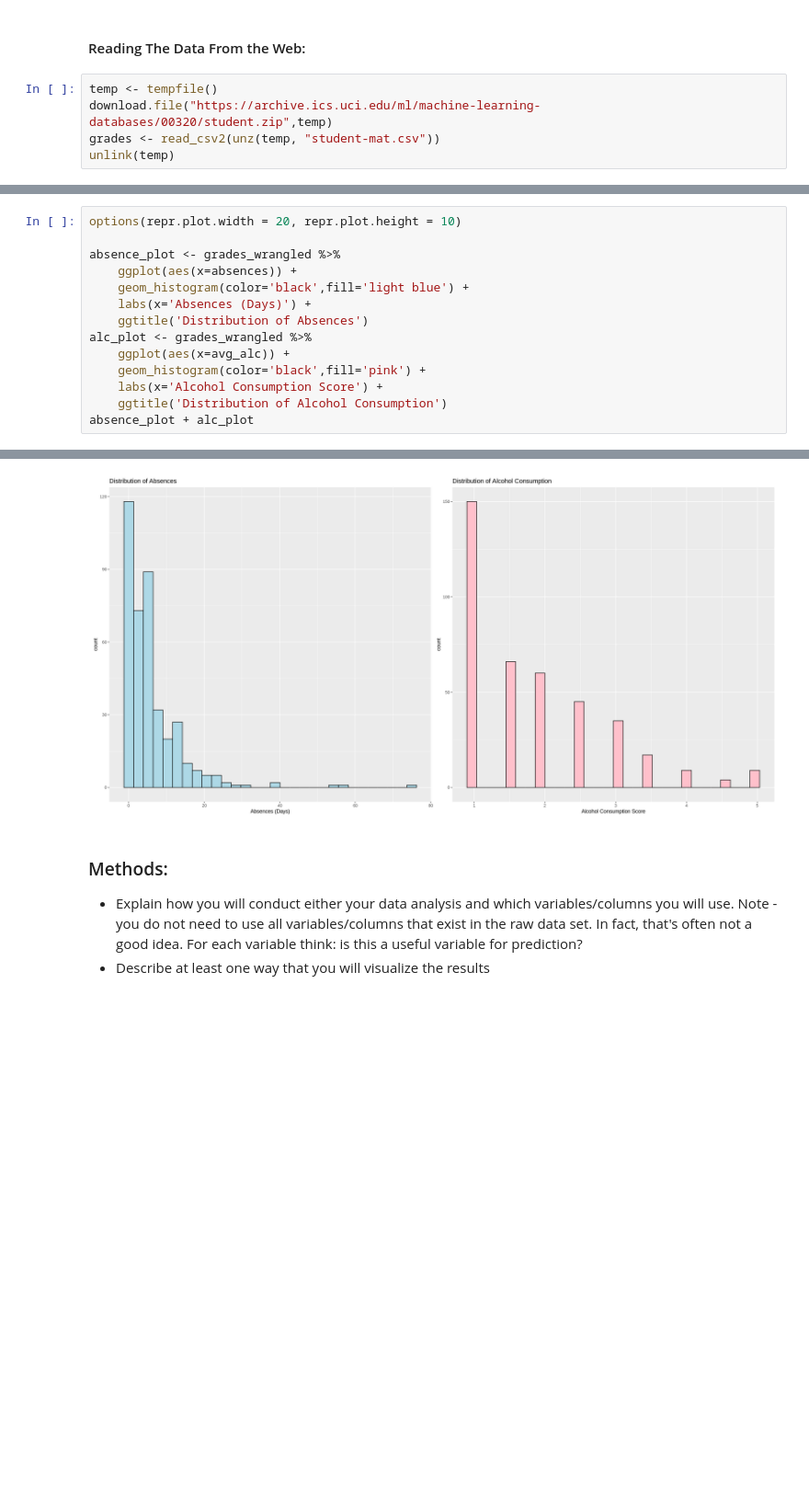
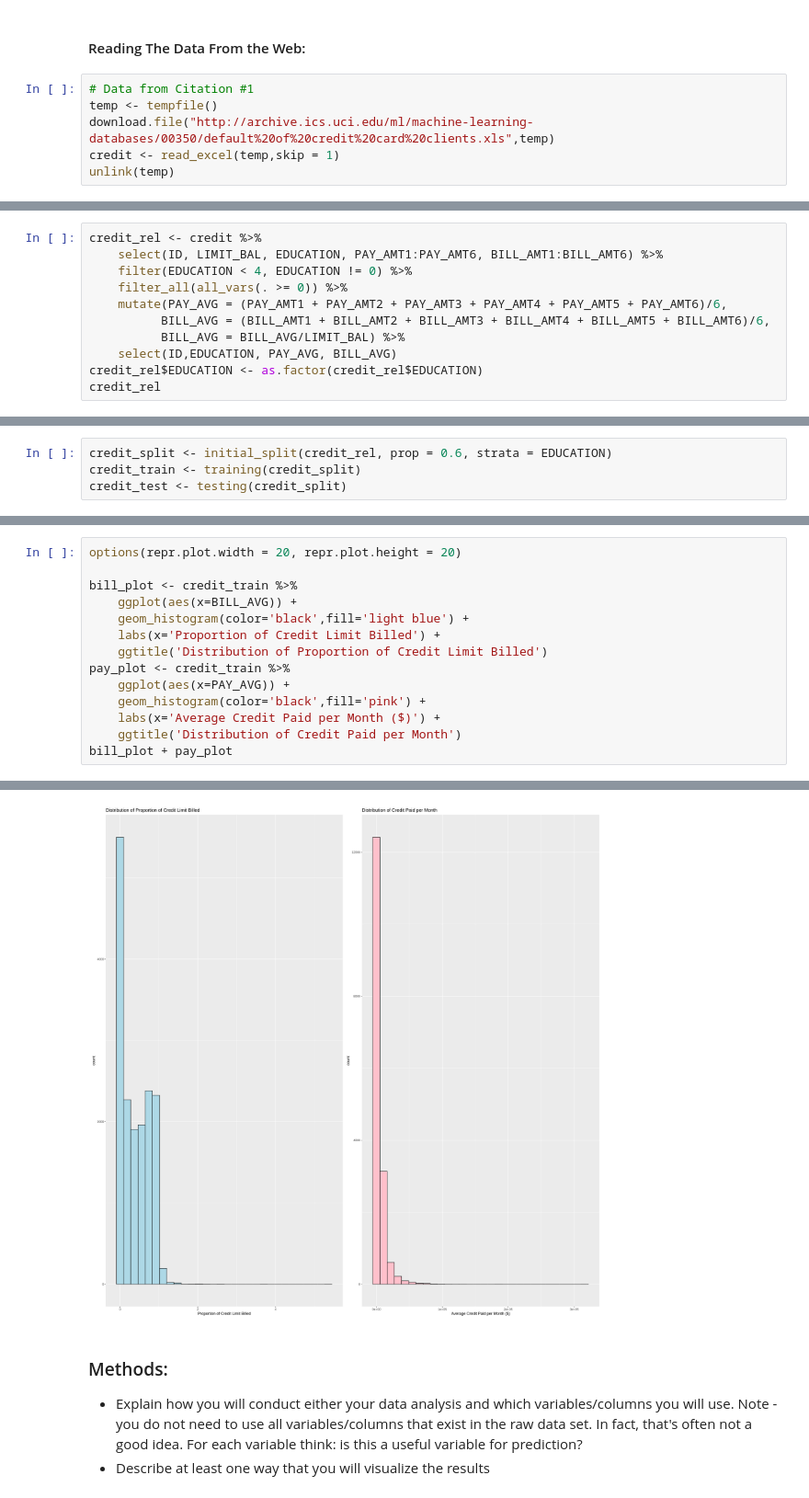
Before and after one commit to Yu-George/DSCI-100-Project, a Jupyter notebook: Proposal.ipynb, the cells around one changed output, grey strips where cells are left out. Shown at 92% size. Saved outputs shown, nothing was run; the diff lists cells and outputs as text; blank space fills up the shorter version.

```diff
--- a/Proposal.ipynb
+++ b/Proposal.ipynb
@@ -24,7 +27,8 @@ Making 'packages.html' ...
 # %% [markdown]
 #### Reading The Data From the Web:
 # %%
+# Data from Citation #1
 temp <- tempfile()
-download.file("https://archive.ics.uci.edu/ml/machine-learning-databases/00320/student.zip",temp)
-grades <- read_csv2(unz(temp, "student-mat.csv"))
+download.file("http://archive.ics.uci.edu/ml/machine-learning-databases/00350/default%20of%20credit%20card%20clients.xls",temp)
+credit <- read_excel(temp,skip = 1)
 unlink(temp)
@@ -89,0 +51,11 @@ A tibble: 2 × 4
+# %%
+credit_rel <- credit %>%
+    select(ID, LIMIT_BAL, EDUCATION, PAY_AMT1:PAY_AMT6, BILL_AMT1:BILL_AMT6) %>%
+    filter(EDUCATION < 4, EDUCATION != 0) %>%
+    filter_all(all_vars(. >= 0)) %>%
+    mutate(PAY_AVG = (PAY_AMT1 + PAY_AMT2 + PAY_AMT3 + PAY_AMT4 + PAY_AMT5 + PAY_AMT6)/6,
+          BILL_AVG = (BILL_AMT1 + BILL_AMT2 + BILL_AMT3 + BILL_AMT4 + BILL_AMT5 + BILL_AMT6)/6,
+          BILL_AVG = BILL_AVG/LIMIT_BAL) %>%
+    select(ID,EDUCATION, PAY_AVG, BILL_AVG)
+credit_rel$EDUCATION <- as.factor(credit_rel$EDUCATION)
+credit_rel
@@ -89,0 +85,4 @@ A tibble: 2 × 4
+# %%
+credit_split <- initial_split(credit_rel, prop = 0.6, strata = EDUCATION)
+credit_train <- training(credit_split)
+credit_test <- testing(credit_split)
@@ -90,22 +108,22 @@ A tibble: 2 × 4
 # %%
-options(repr.plot.width = 20, repr.plot.height = 10)
+options(repr.plot.width = 20, repr.plot.height = 20)
 
-absence_plot <- grades_wrangled %>%
-    ggplot(aes(x=absences)) +
+bill_plot <- credit_train %>%
+    ggplot(aes(x=BILL_AVG)) +
     geom_histogram(color='black',fill='light blue') +
-    labs(x='Absences (Days)') +
-    ggtitle('Distribution of Absences')
-alc_plot <- grades_wrangled %>%
-    ggplot(aes(x=avg_alc)) +
+    labs(x='Proportion of Credit Limit Billed') +
+    ggtitle('Distribution of Proportion of Credit Limit Billed')
+pay_plot <- credit_train %>%
+    ggplot(aes(x=PAY_AVG)) +
     geom_histogram(color='black',fill='pink') +
-    labs(x='Alcohol Consumption Score') +
-    ggtitle('Distribution of Alcohol Consumption')
-absence_plot + alc_plot
+    labs(x='Average Credit Paid per Month ($)') +
+    ggtitle('Distribution of Credit Paid per Month')
+bill_plot + pay_plot
 # %% [output]
 `stat_bin()` using `bins = 30`. Pick better value with `binwidth`.
 
 `stat_bin()` using `bins = 30`. Pick better value with `binwidth`.
-[figure, old version]
+[figure, new version]
 # %% [markdown]
 ### Methods:
 - Explain how you will conduct either your data analysis and which variables/columns you will use. Note - you do not need to use all variables/columns that exist in the raw data set. In fact, that's often not a good idea. For each variable think: is this a useful variable for prediction?
```
Also changed, not shown: parts of 20 cells of this notebook.
